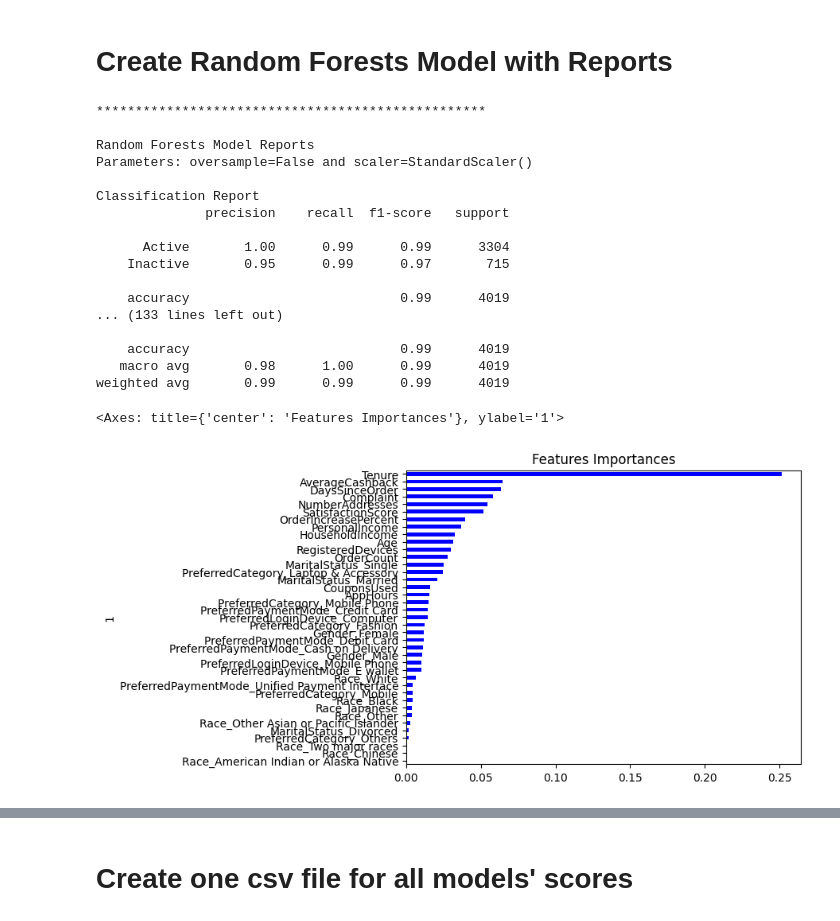
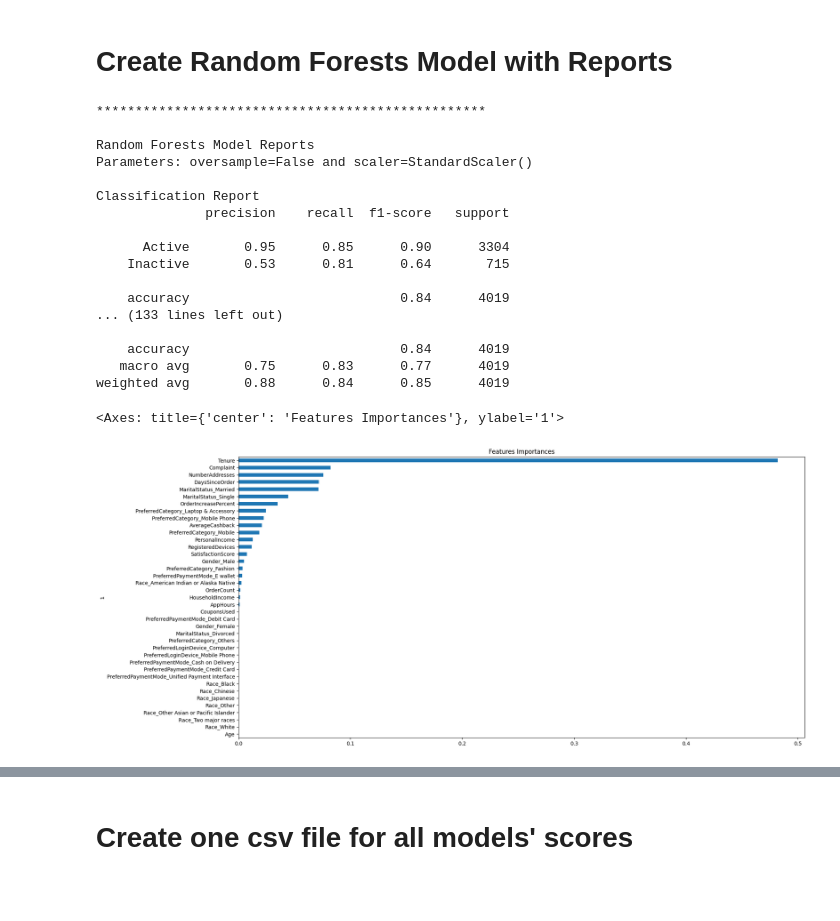
Before and after one commit to rhisehl/Customer-Churn-Model, a Jupyter notebook: Machine_Learning_Model.ipynb, the cells around one changed output, grey strips where cells are left out. Drawn from its saved outputs; the diff is of its cells as text; code cells hidden in the pictures; blank space fills up the shorter version.

```diff
--- a/Machine_Learning_Model.ipynb
+++ b/Machine_Learning_Model.ipynb
@@ -303,6 +312,8 @@ weighted avg       0.83      0.70      0.73      4019
 # %%
 # Reset dataset
 X_train, X_valid, X_test, y_train, y_valid, y_test, train, valid, test, X, y = start_dataset()
+classification_df = []
+neighbor_num = 0
 
 run_model = 'Logistic Regression'
 # Fit the model using the original then the resampled training data,
@@ -338,5 +349,5 @@ for oversample in oversamples:
     classification_df.insert(2, 'Scaler', f'{scaler}')
     classification_df.insert(3, 'Neighbors', f'{neighbor_num}')
 
-    classification_df.to_csv(f'Customer-Churn-Model/Results/{run_model}_Model_{oversample}_{scaler}_{neighbor_nums}.csv',index=True)
+    classification_df.to_csv(f'Customer-Churn-Model/Results/{run_model}_Model_{oversample}_{scaler}_{neighbor_num}.csv',index=True)
 # %% [output]
@@ -479,6 +373,8 @@ Please also refer to the documentation for alternative solver options:
 # %%
 # Reset dataset
 X_train, X_valid, X_test, y_train, y_valid, y_test, train, valid, test, X, y = start_dataset()
+classification_df = []
+neighbor_num = 0
 
 run_model = 'Support Vector Machines (SVM)'
 # Fit the model using the original then the resampled training data,
@@ -514,7 +410,7 @@ for oversample in oversamples:
     classification_df.insert(2, 'Scaler', f'{scaler}')
     classification_df.insert(3, 'Neighbors', f'{neighbor_num}')
 
-    classification_df.to_csv(f'Customer-Churn-Model/Results/{run_model}_Model_{oversample}_{scaler}_{neighbor_nums}.csv',index=True)
+    classification_df.to_csv(f'Customer-Churn-Model/Results/{run_model}_Model_{oversample}_{scaler}_{neighbor_num}.csv',index=True)
 # %% [output]
 **************************************************
 
@@ -575,7 +471,7 @@ for oversample in oversamples:
     classification_df.insert(2, 'Scaler', f'{scaler}')
     classification_df.insert(3, 'Neighbors', f'{neighbor_num}')
 
-    classification_df.to_csv(f'Customer-Churn-Model/Results/{run_model}_Model_{oversample}_{scaler}_{neighbor_nums}.csv',index=True)
+    classification_df.to_csv(f'Customer-Churn-Model/Results/{run_model}_Model_{oversample}_{scaler}_{neighbor_num}.csv',index=True)
 # %% [output]
 **************************************************
 
@@ -622,6 +518,7 @@ True
 # Reset dataset
 X_train, X_valid, X_test, y_train, y_valid, y_test, train, valid, test, X, y = start_dataset()
 classification_df = []
+neighbor_num = 0
 
 run_model = 'Random Forests'
 # Fit the model using the original then the resampled training data,
@@ -633,7 +530,7 @@ for oversample in oversamples:
     test, X_test, y_test = scale_dataset(test, oversample=False)
 
     # Fit the model using the original then the resampled training data
-    rf_model = RandomForestClassifier(random_state=42, n_estimators = 3)
+    rf_model = RandomForestClassifier(random_state=42, n_estimators=3, max_depth=4)
     rf_model = rf_model.fit(X_train, y_train)
 
     # make a prediction using the testing data
@@ -657,7 +554,7 @@ for oversample in oversamples:
     classification_df.insert(2, 'Scaler', f'{scaler}')
     classification_df.insert(3, 'Neighbors', f'{neighbor_num}')
 
-    classification_df.to_csv(f'Customer-Churn-Model/Results/{run_model}_Model_{oversample}_{scaler}_{neighbor_nums}.csv',index=True)
+    classification_df.to_csv(f'Customer-Churn-Model/Results/{run_model}_Model_{oversample}_{scaler}_{neighbor_num}.csv',index=True)
 # %% [output]
 **************************************************
 
@@ -667,28 +564,28 @@ Parameters: oversample=False and scaler=StandardScaler()
 Classification Report
               precision    recall  f1-score   support
 
-      Active       1.00      0.99      0.99      3304
-    Inactive       0.95      0.99      0.97       715
+      Active       0.95      0.85      0.90      3304
+    Inactive       0.53      0.81      0.64       715
 
-    accuracy                           0.99      4019
+    accuracy                           0.84      4019
 ... (133 lines left out)
 
-    accuracy                           0.99      4019
-   macro avg       0.98      1.00      0.99      4019
-weighted avg       0.99      0.99      0.99      4019
+    accuracy                           0.84      4019
+   macro avg       0.75      0.83      0.77      4019
+weighted avg       0.88      0.84      0.85      4019
 # %%
 # Calculate feature importance
 importances = rf_model.feature_importances_
 # Sort the features by their importance
 sorted(zip(rf_model.feature_importances_, X.columns), reverse=True)
 
 # Visualize the features by importance
 importances_df = pd.DataFrame(sorted(zip(rf_model.feature_importances_, X.columns), reverse=True))
 importances_df.set_index(importances_df[1], inplace=True)
 importances_df.drop(columns=1, inplace=True)
 importances_df.rename(columns={0: 'Feature Importances'}, inplace=True)
 importances_sorted = importances_df.sort_values(by='Feature Importances')
-importances_sorted.plot(kind='barh', color='blue', title= 'Features Importances', legend=False)
+importances_sorted.plot(kind='barh', title= 'Features Importances', legend=False, figsize=(20,10))
 # %% [output]
 <Axes: title={'center': 'Features Importances'}, ylabel='1'>
-[figure, old version]
+[figure, new version]
```
Also changed, not shown: parts of 22 cells of this notebook.
